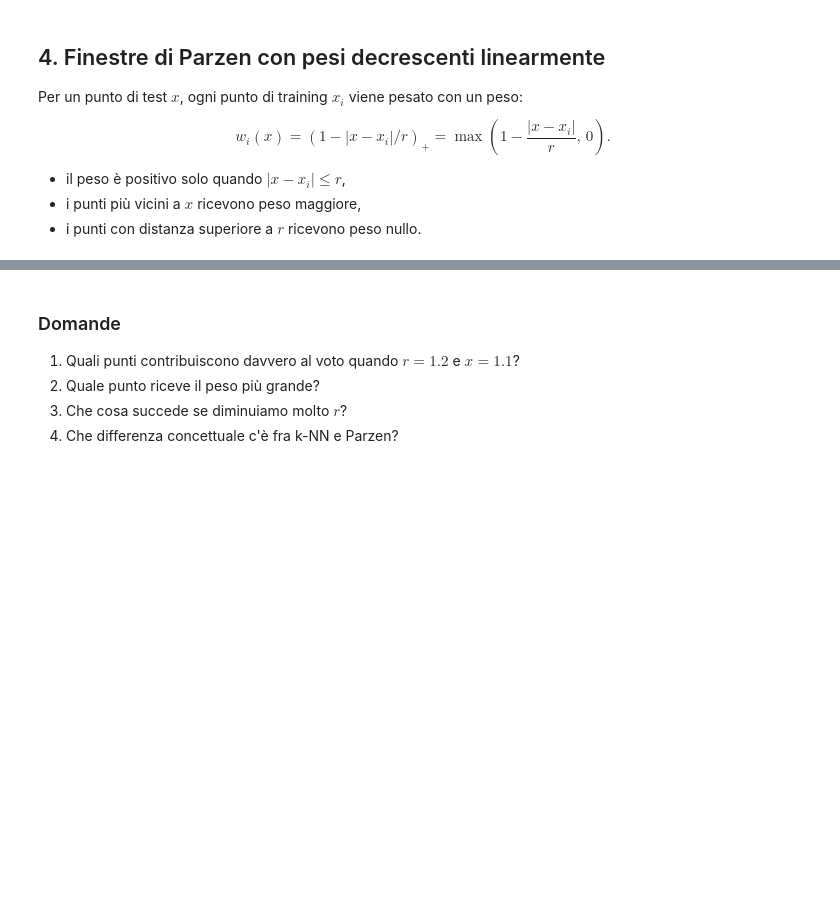
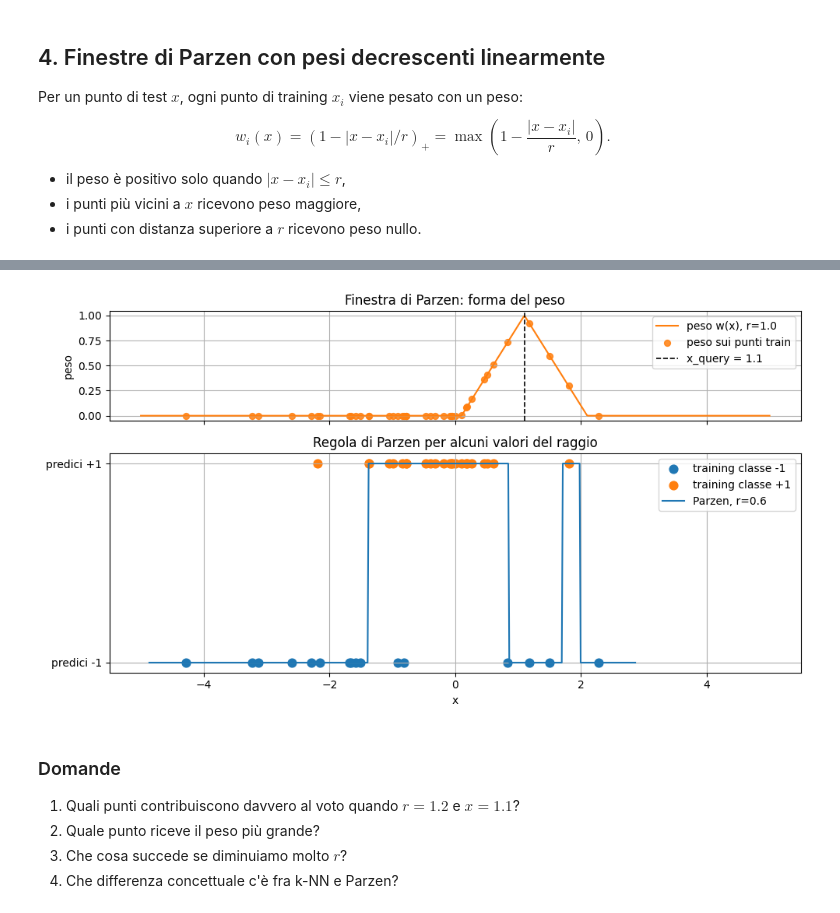
Before and after one commit to iamgiu/Introduzione-al-Data-Science, a Jupyter notebook: Notebook/4. Quarta Settimana/lab4.ipynb, the cells around one changed output, grey strips where cells are left out. Saved outputs shown, nothing was run; the diff lists cells and outputs as text; code cells hidden in the pictures; blank space fills up the shorter version.

```diff
--- a/Notebook/4. Quarta Settimana/lab4.ipynb
+++ b/Notebook/4. Quarta Settimana/lab4.ipynb
@@ -278,14 +278,14 @@ $$
 
 def parzen_weights_linear(x, X_train, r):
     # TO DO: scrivere la formula dei pesi
-    distances = ...
-    weights =...
+    distances = np.abs(x-X_train)
+    weights = np.maximum(1 - distances / r, 0)
     return weights, distances
 
 def parzen_predict(x, X_train, y_train, r):
     # TO DO: scrivere la formual del predittore di Parzen
     weights, distances = parzen_weights_linear(x, X_train, r)
-    score =...
+    score = np.sum(weights * y_train) / np.sum(weights)         # Media pesata delle etichette dei punti di training
 
     pred=np.sign(score)
 
@@ -300,3 +300,6 @@ print("distanze:", np.round(distances, 3))
 print("pesi:", np.round(weights, 3))
 print("score pesato:", round(score, 3))
 print("etichetta predetta:", pred)
+
+# Ho tutti questi 0 perchè la maggior parte dei punti ha una distanza maggiore di 1.2 (= r).
+# QUindi il peso è max(1 - distances/1.2, 0) = 0
@@ -309,7 +323,7 @@ def parzen_predict_grid(x_grid, X_train, y_train, r):
     scores = []
     for x in x_grid:
         # TO DO
-        pred, score, _, _ = ...
+        pred, score, _, _ = parzen_predict(x, X_train, y_train, r)
         preds.append(pred)
         scores.append(score)
     return np.array(preds), np.array(scores)
@@ -322,36 +336,44 @@ x_focus = 1.1
 r_focus = 1.0
 
 # TO DO: scrivere prima la formula della curva che calcola il peso dato e poi valutarla nel punto x_focus
-weight_curve = ...
-weights_focus, _ = ...
+weight_curve = np.maximum(1 - np.abs(x_focus - x_grid) / r_focus, 0)
+weights_focus, _ = parzen_weights_linear(x_focus, X_train, r_focus)
 
 fig, axs = plt.subplots(
     2, 1, figsize=(10, 5.6), sharex=True, gridspec_kw={"height_ratios": [1.0, 2.0]}
 )
 
 # Figure: peso di Parzen centrata su x_focus
 axs[0].plot(x_grid, weight_curve, color="tab:orange", label=f"peso w(x), r={r_focus}")
 axs[0].scatter(X_train, weights_focus, s=32, color="tab:orange", alpha=0.85, label="peso sui punti train")
 axs[0].axvline(x_focus, color="k", linestyle="--", linewidth=1.2, label=f"x_query = {x_focus}")
 axs[0].set_ylabel("peso")
 axs[0].set_title("Finestra di Parzen: forma del peso")
 axs[0].legend(loc="upper right")
 
 # Sotto: regola di decisione in 1D per vari raggi
 axs[1].scatter(X_train[y_train == -1], -np.ones(np.sum(y_train == -1)), s=60, label="training classe -1")
 axs[1].scatter(X_train[y_train == 1], np.ones(np.sum(y_train == 1)), s=60, label="training classe +1")
 
 pred_grid, _ = parzen_predict_grid(x_grid, X_train, y_train, 0.6)
 axs[1].plot(x_grid, pred_grid, label=f"Parzen, r=0.6")
 
 axs[1].set_yticks([-1, 1])
 axs[1].set_yticklabels(["predici -1", "predici +1"])
 axs[1].set_xlabel("x")
 axs[1].set_title("Regola di Parzen per alcuni valori del raggio")
 axs[1].legend(loc="upper right")
 
 plt.tight_layout()
 plt.show()
+
+# Mi da un Warning facendo il grafico:
+# RuntimeWarning: invalid value encountered in scalar divide score = np.sum(weights * y_train) / np.sum(weights)
+# Ovvero che in qualche punto della griglia tutti i pesi sono 0 (nessun punto di training nel raggio) e quindi mi fa che 0/0 = nan.
+# Posso risolvere il problema mettendo un if else quando caldolo score.
+# Ho controllato anche grazie all'aiuto di AI.
+# %% [output]
+[figure, added]
 # %% [markdown]
 
 ### Domande
```
Also changed, not shown: parts of 7 cells of this notebook.
